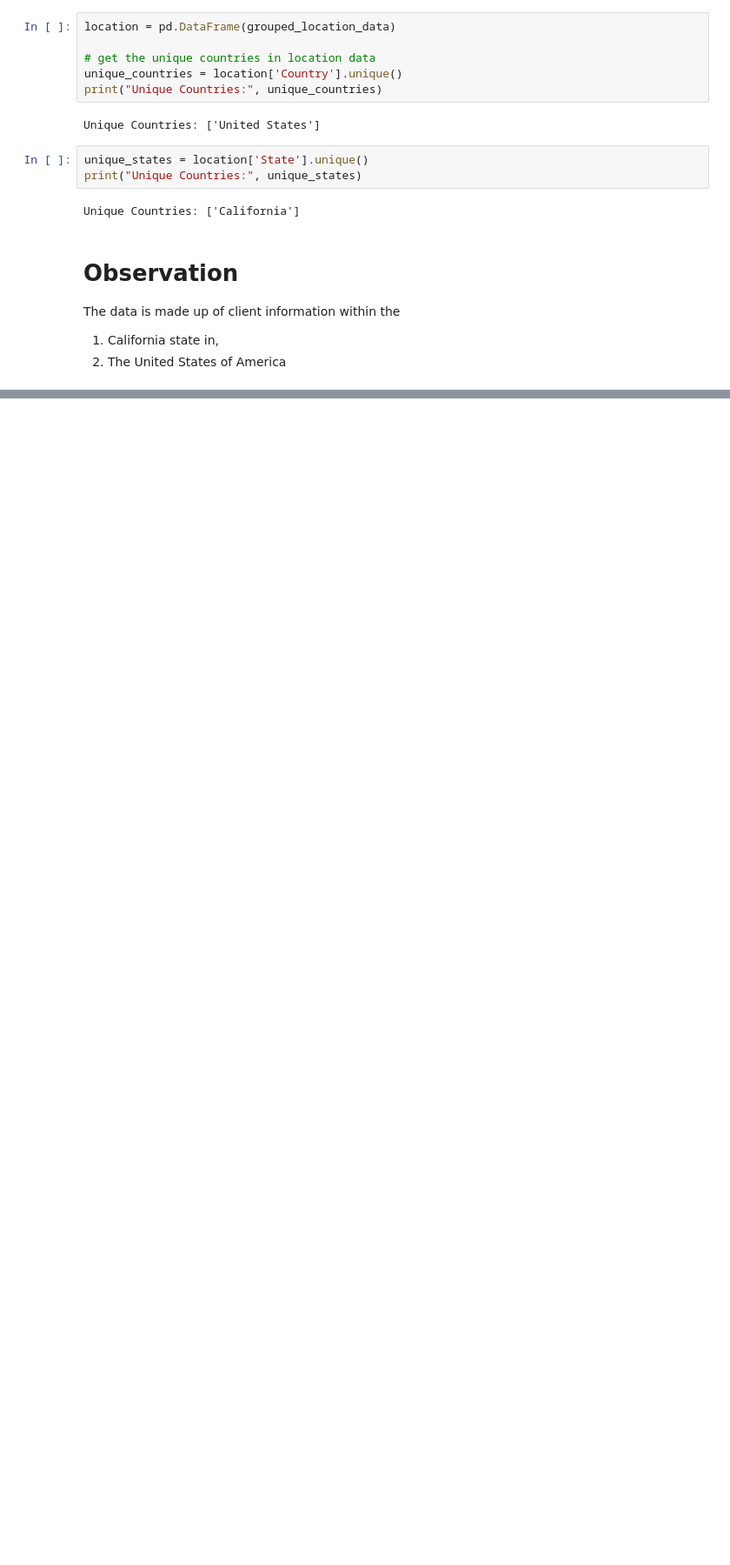
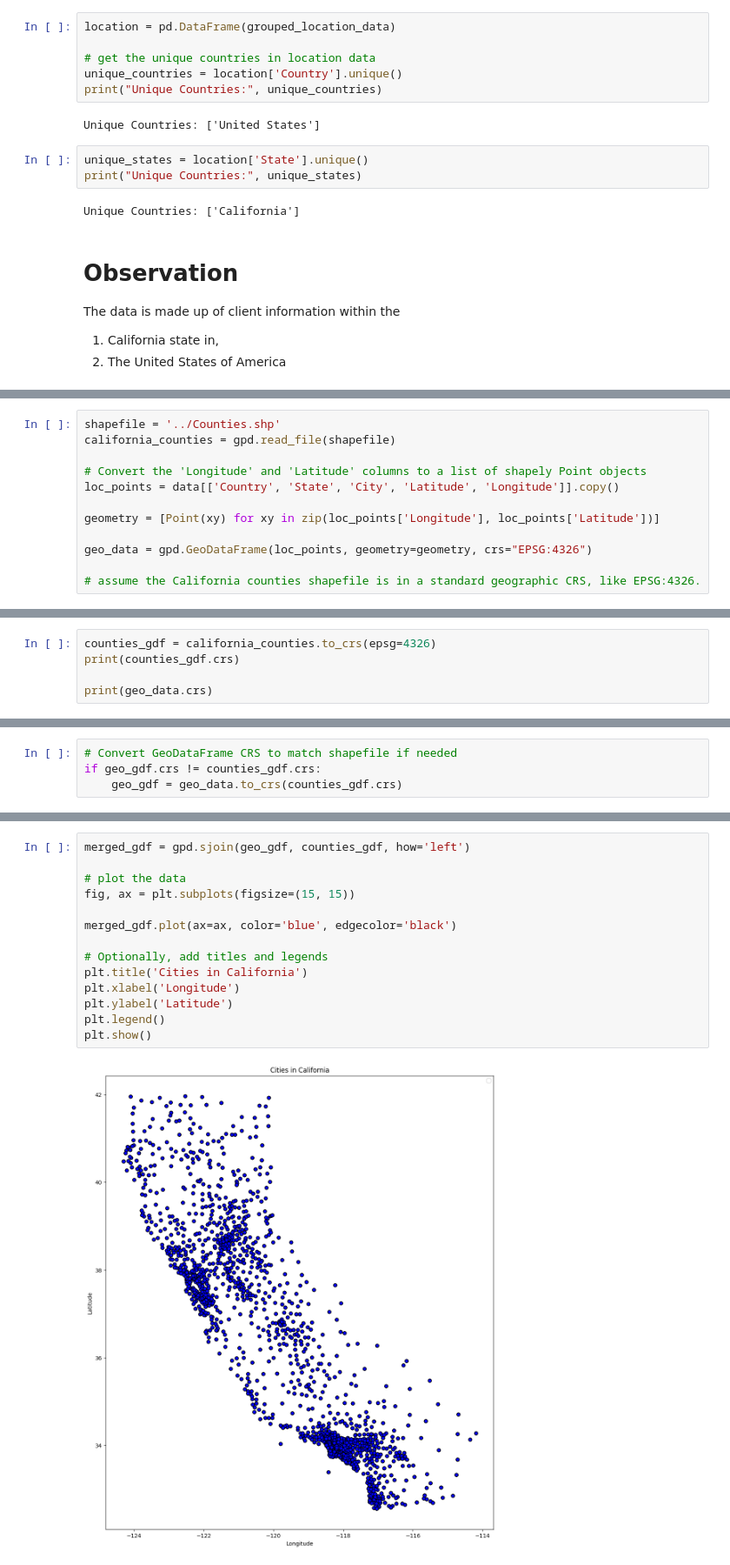
Before and after one commit to damunza/Customer_churn_story, a Jupyter notebook: python/analysis.ipynb, the cells around one changed output, grey strips where cells are left out. Shown: that part at 87% size. Drawn from its saved outputs; the diff is of its cells as text; blank space fills up the shorter version.

Commit message:
attempt to plot the client locations

```diff
--- a/python/analysis.ipynb
+++ b/python/analysis.ipynb
@@ -235,0 +255,12 @@ The data is made up of client information within the
+# %%
+shapefile = '../Counties.shp'
+california_counties = gpd.read_file(shapefile)
+
+# Convert the 'Longitude' and 'Latitude' columns to a list of shapely Point objects
+loc_points = data[['Country', 'State', 'City', 'Latitude', 'Longitude']].copy()
+
+geometry = [Point(xy) for xy in zip(loc_points['Longitude'], loc_points['Latitude'])]
+
+geo_data = gpd.GeoDataFrame(loc_points, geometry=geometry, crs="EPSG:4326")
+
+# assume the California counties shapefile is in a standard geographic CRS, like EPSG:4326.
@@ -235,0 +271,5 @@ The data is made up of client information within the
+# %%
+counties_gdf = california_counties.to_crs(epsg=4326)
+print(counties_gdf.crs)
+
+print(geo_data.crs)
@@ -235,0 +280,4 @@ The data is made up of client information within the
+# %%
+# Convert GeoDataFrame CRS to match shapefile if needed
+if geo_gdf.crs != counties_gdf.crs:
+    geo_gdf = geo_data.to_crs(counties_gdf.crs)
@@ -235,0 +350,16 @@ The data is made up of client information within the
+# %%
+merged_gdf = gpd.sjoin(geo_gdf, counties_gdf, how='left')
+
+# plot the data
+fig, ax = plt.subplots(figsize=(15, 15))
+
+merged_gdf.plot(ax=ax, color='blue', edgecolor='black')
+
+# Optionally, add titles and legends
+plt.title('Cities in California')
+plt.xlabel('Longitude')
+plt.ylabel('Latitude')
+plt.legend()
+plt.show()
+# %% [output]
+[figure, added]
```
Also changed, not shown: parts of 12 cells of this notebook.
